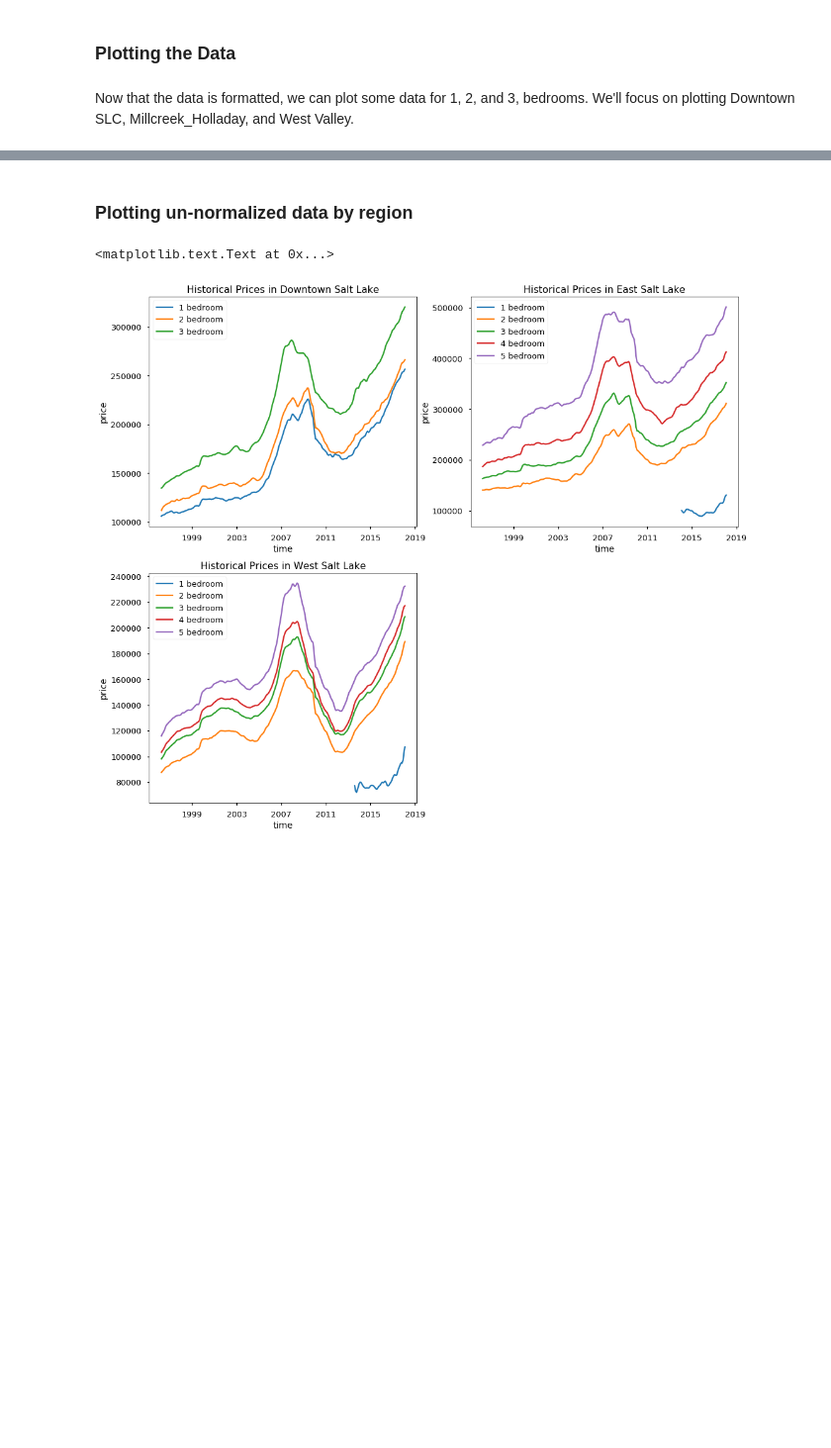
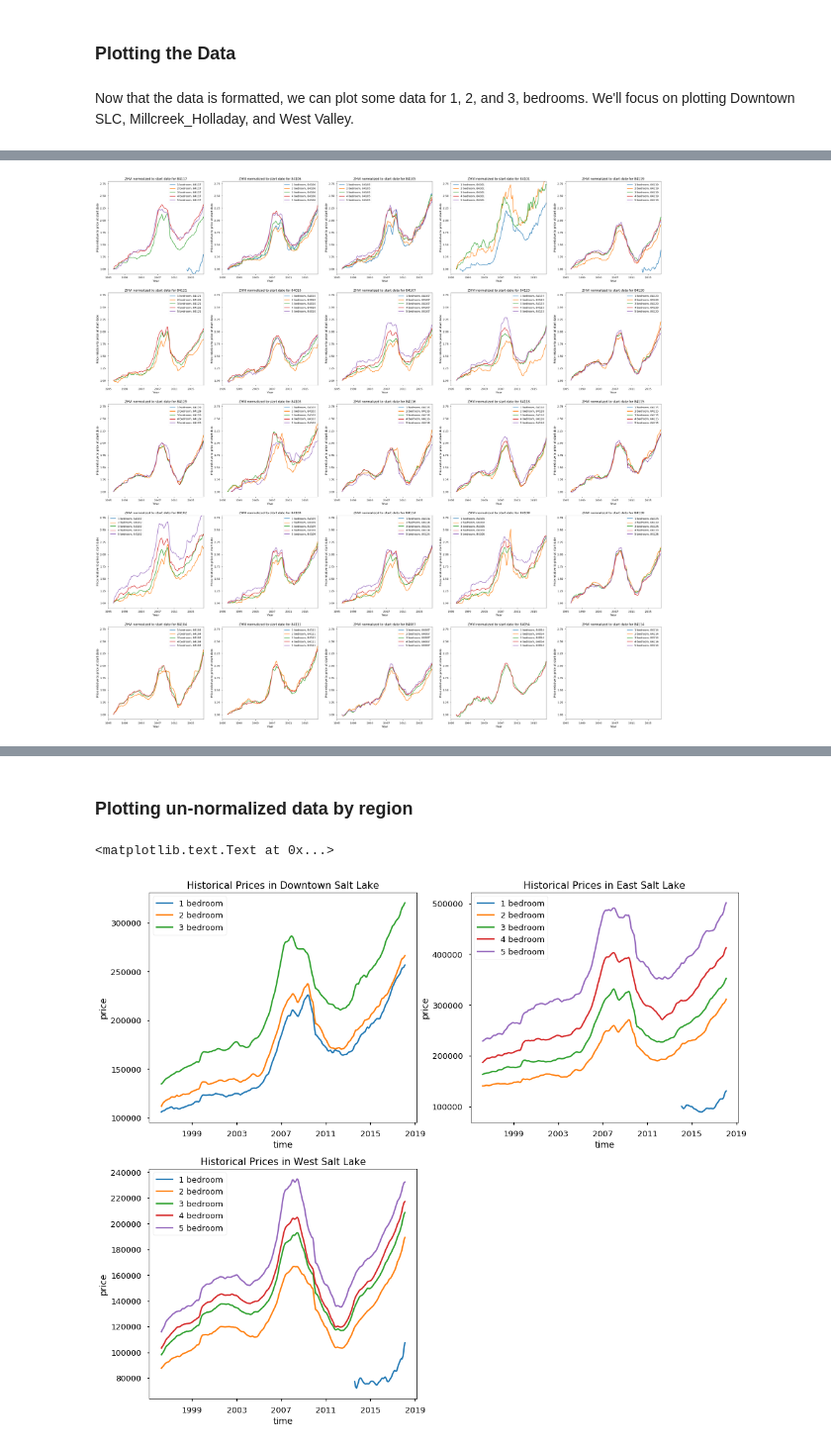
Before and after one commit to katherinechandler/Zillow_Analysis_Salt_Lake_City, a Jupyter notebook: zillow_analysis_notebooks/Zillow_SLC_Historical_Data.ipynb, the cells around one changed output, grey strips where cells are left out. Shown at 99% size. Drawn from its saved outputs; the diff is of its cells as text; code cells hidden in the pictures; blank space fills up the shorter version.

Commit message:
refactored plotting code and changed normalization
refactored plotting code
normalized price data to starting date
added new neighborhood category

```diff
--- a/zillow_analysis_notebooks/Zillow_SLC_Historical_Data.ipynb
+++ b/zillow_analysis_notebooks/Zillow_SLC_Historical_Data.ipynb
@@ -675,0 +129,56 @@ plt.show()
+# %%
+# for each location/bed of home normalize to price at starting time stamp and save to dictionary
+
+listings_historical_slc_long_adjusted = pd.DataFrame()
+
+for zc,bds in zipcode_bed_perms.items():
+    zipcode = zc
+    for num in bds:
+        beds = num
+        zipcode_beds = listings_historical_slc_long[(listings_historical_slc_long['postal_code'] == int(zipcode))
+                                                                       &(listings_historical_slc_long['beds'] == beds)
+                                                   ].dropna(axis=0, how='any')
+        if len(zipcode_beds) > 0:
+            min_year = min(zipcode_beds['year_month'])
+            start_price = int((zipcode_beds['price'][zipcode_beds['year_month'] == min_year]).values)
+            zipcode_beds['price_normalized'] = (zipcode_beds['price']) / start_price
+            zipcode_beds['price_normalized_date'] = min_year
+            listings_historical_slc_long_adjusted = listings_historical_slc_long_adjusted.append(zipcode_beds)
+        else:
+            pass
+# %%
+import datetime
+
+# for each location/bed of home normalize to price at starting time stamp and save to dictionary
+
+# make dict of all combinations of zip code/bedrooms with ONLY 84101, 84105, and 84106
+#zipcode_list = ['84101', '84105', '84106']
+zipcode_list = list(listings_historical_slc_long['postal_code'].unique())
+bed_list = list(range(1,6))
+zipcode_bed_perms = {k:v for k,v in zip(zipcode_list, [bed_list]*len(zipcode_list))}
+
+#make the axes fonts bigger
+sns.set_context("talk")
+fig = plt.figure(figsize=[50, 50])
+
+sub_plot_num = 1
+
+for zc,bds in zipcode_bed_perms.items():
+    zipcode = zc
+    zipcode_all_beds = listings_historical_slc_long_adjusted[(listings_historical_slc_long['postal_code'] ==
+                                                             int(zipcode))].dropna(axis=0, how='any')
+    fig.add_subplot(5, 5, sub_plot_num)
+    for num in bds:
+        beds = num
+        #neib = zipcode_all_beds[zipcode_all_beds['postal_code']==zipcode]['neighborhood']
+        zipcode_num_beds = zipcode_all_beds[zipcode_all_beds['beds']==num]
+        plt.plot(zipcode_num_beds['year_month'], zipcode_num_beds['price_normalized'], label='{} bedroom, {}'.format(num, zc))
+        plt.title('ZHVI normalized to start date for {}'.format(zipcode))
+        plt.ylabel('Price relative to price at start date')
+        plt.xlabel('Year')
+        plt.ylim((0.9, 2.8))
+        plt.xlim(datetime.date(1995, 1, 1), datetime.date(2018, 2, 1))
+        plt.legend()
+    sub_plot_num +=1
+# %% [output]
+[figure, added]
```
Also changed, not shown: parts of 27 cells of this notebook, 2 other files.
